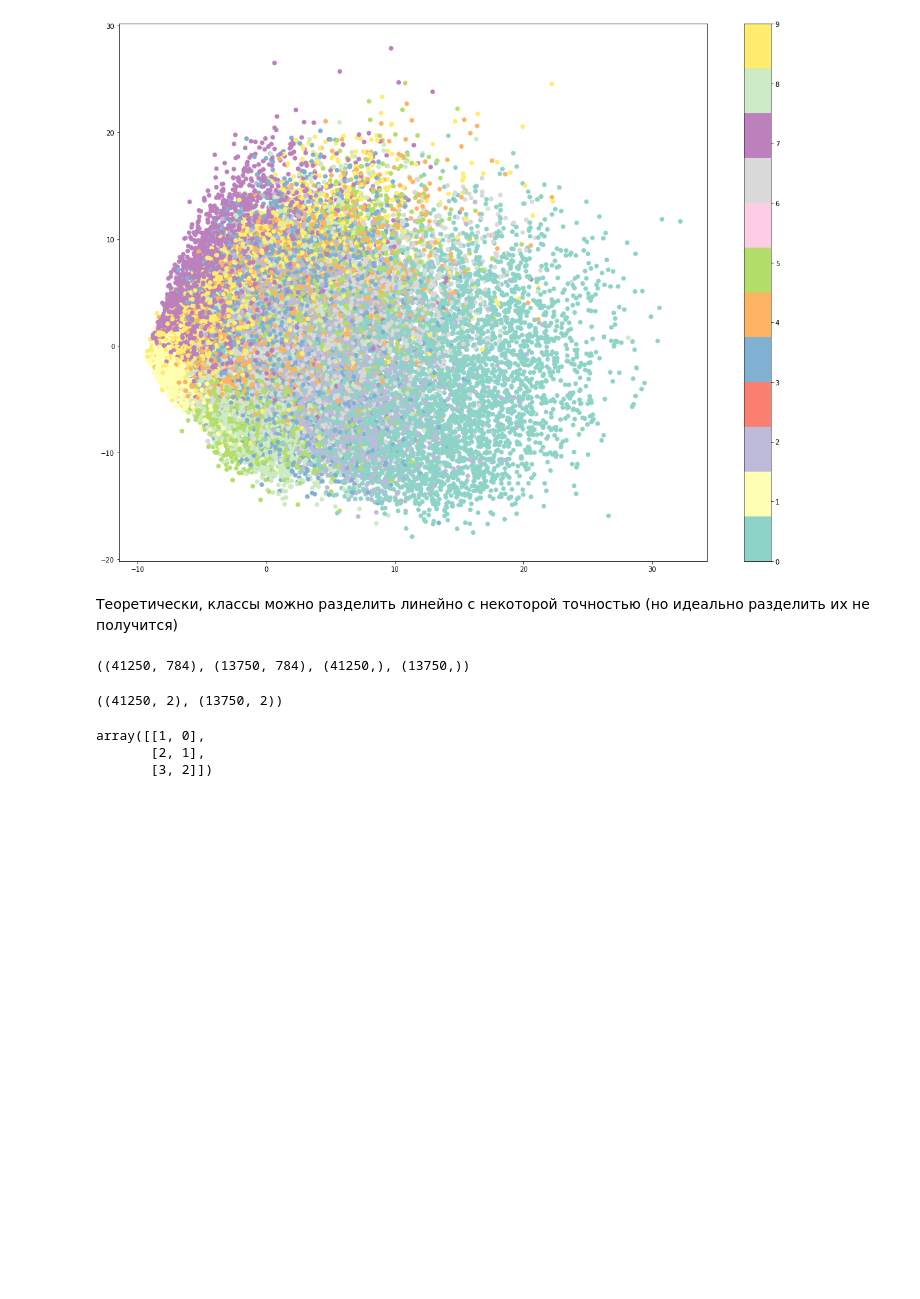
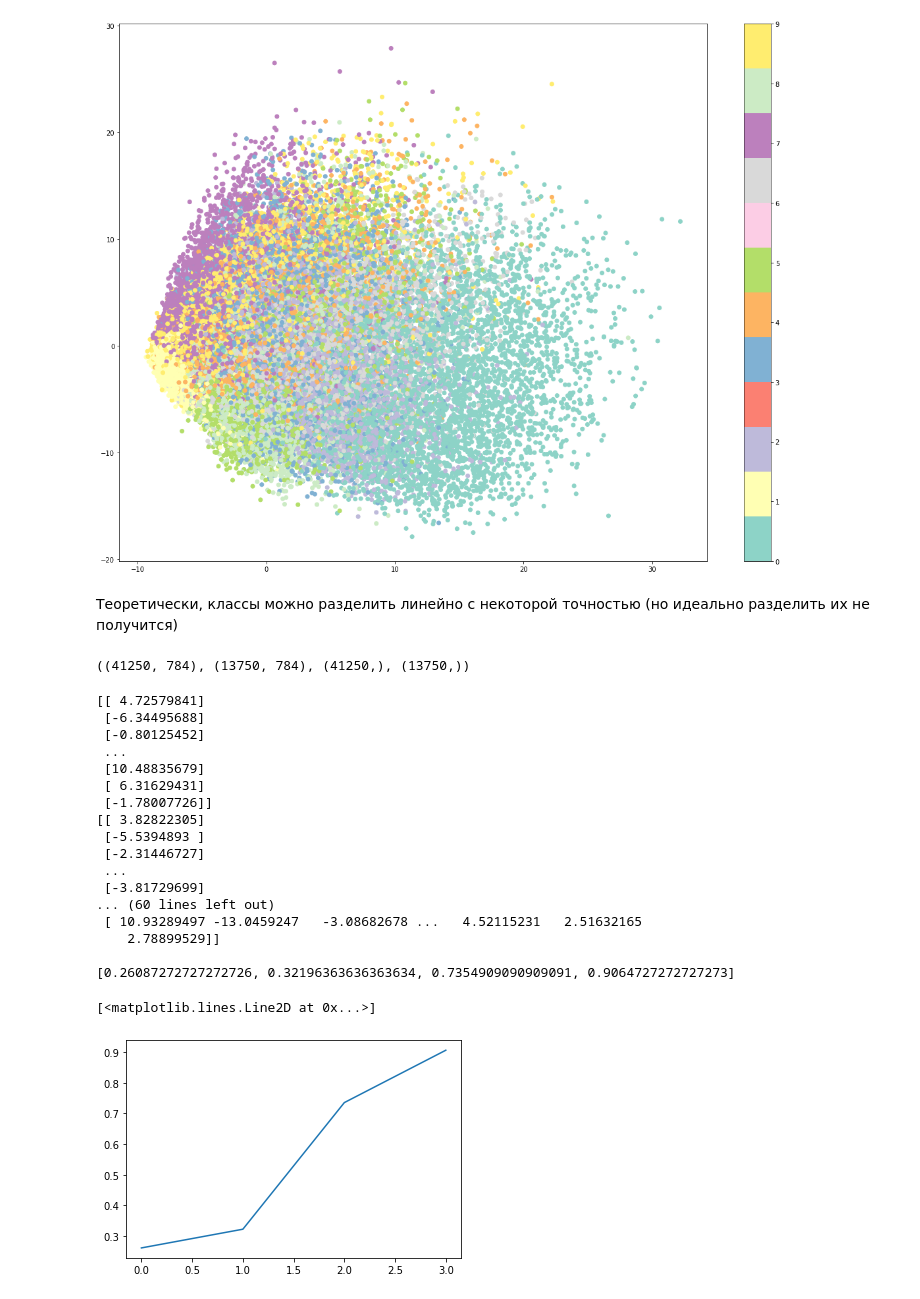
Before and after one commit to negamayunov/Spring2023Python, a Jupyter notebook: homework06/Lab6.Никита.Гамаюнов.НПМбд-01-20.ipynb, the cells around one changed output. Drawn from its saved outputs; the diff is of its cells as text; code cells hidden in the pictures; blank space fills up the shorter version.

```diff
--- a/homework06/Lab6.Никита.Гамаюнов.НПМбд-01-20.ipynb
+++ b/homework06/Lab6.Никита.Гамаюнов.НПМбд-01-20.ipynb
@@ -25,9 +25,11 @@ class my_PCA():
             Xc, L, F: ndarray
         '''
         self.mean = X.mean(axis=0)
+        self.std = X.std(axis=0) + 10 ** -9
+
         Xc = X - self.mean
-        self.std = Xc.std(axis=0) + 10 ** -9
         Xc = Xc / self.std
+
         _, S, V = np.linalg.svd(Xc, full_matrices=False)
         L = np.power(S, 2)
         F = V.T
@@ -48,11 +50,12 @@ class my_PCA():
         они центрировались и нормировались отдельно от тренировочной выборки
 
         '''
+
         Xc = X - self.mean
-        Xc = Xc / self.std
-        _, _, V = np.linalg.svd(Xc, full_matrices=False)
+        Xcc = Xc / self.std
+        _, _, V = np.linalg.svd(Xcc, full_matrices=False)
         F = V.T
-        Y = np.dot(Xc, F)
+        Y = np.dot(Xcc, F)
         return Y[:, :self.components]
 
     def fit_transform(self, X):
@@ -67,8 +70,8 @@ class my_kNN():
         self.n_neighbors = n_neighbors
 
     def fit(self, X, y):
-        trainingX = my_PCA(2)
-        self.train_cords = X
+        #trainingX = my_PCA(2)
+        self.train_cords = X  #trainingX.fit_transform(X)
         self.ytrain = y
 
     def predict(self, X):
@@ -87,10 +90,12 @@ class my_kNN():
                 neighbours.append(distances[i])
                 names.append(possible_names[i])
                 indexes.append(i)
+
                 distances = np.delete(distances, i)
                 possible_names = np.delete(possible_names, i)
                 decision = stats.mode(names)[0][0]
-            #print(x_cords, distances, names, decisions, 'aaaaaaaaaaaaaaaaaa', sep='\n')
+
+            #print(self.train_cords, x_cords, distances, names, decisions, 'aaaaaaaaaaaaaaaaaa', sep='\n')
             decisions.append(decision)
             #counter += 1
 
@@ -168,33 +173,42 @@ X_train, X_test, labels_train, labels_test = train_test_split(X, labels)
 X_train.shape, X_test.shape, labels_train.shape, labels_test.shape
 # %% [output]
 ((41250, 784), (13750, 784), (41250,), (13750,))
-# %%
-PCA = my_PCA(2)
-X_training = PCA.fit_transform(X_train)[1]
-X_testing = PCA.transform(X_test)
-X_training.shape, X_testing[:, :2].shape
-# %% [output]
-((41250, 2), (13750, 2))
-# %%
-A = np.array([[1, 2], [2, 3], [3, 4]])
-A - [0, 2]
-# %% [output]
-array([[1, 0],
-       [2, 1],
-       [3, 2]])
 # %%
 acc = []
 
-for n in [2, 5, 10]:
+for n in [1, 2, 5, 10]:
     PCA = my_PCA(n)
-    X_training = PCA.fit_transform(X_train)[1]
-    X_testing = PCA.transform(X_test)
+    Xfit = PCA.fit_transform(X)[1]
+    X_training, X_testing, labels_train, labels_test = train_test_split(Xfit, labels)
+
+    print(X_training, X_testing, sep='\n')
+    print()
 
     knn = my_kNN(5)
     knn.fit(X_training, labels_train)
     answers = knn.predict(X_testing)
     #print(answers)
     acc.append(accuracy_score(labels_test, answers))
     print(acc)
 
 plt.plot(acc)
+# %% [output]
+[[ 4.72579841]
+ [-6.34495688]
+ [-0.80125452]
+ ...
+ [10.48835679]
+ [ 6.31629431]
+ [-1.78007726]]
+[[ 3.82822305]
+ [-5.5394893 ]
+ [-2.31446727]
+ ...
+ [-3.81729699]
+... (60 lines left out)
+ [ 10.93289497 -13.0459247   -3.08682678 ...   4.52115231   2.51632165
+    2.78899529]]
+
+[0.26087272727272726, 0.32196363636363634, 0.7354909090909091, 0.9064727272727273]
+[<matplotlib.lines.Line2D at 0x...>]
+[figure, added]
```
Also changed, not shown: parts of 10 cells of this notebook.
